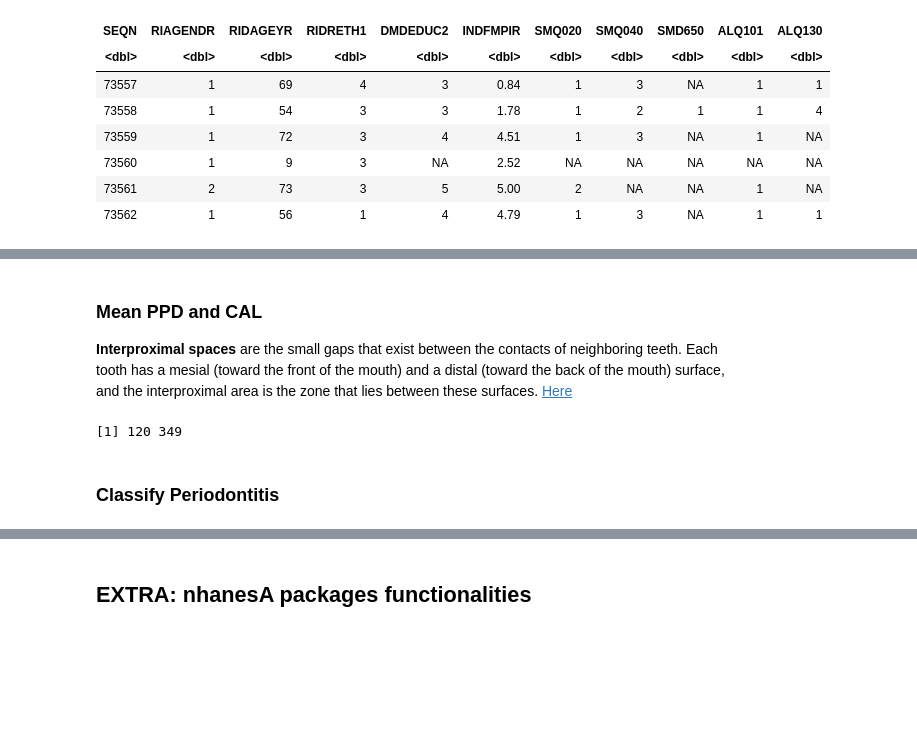
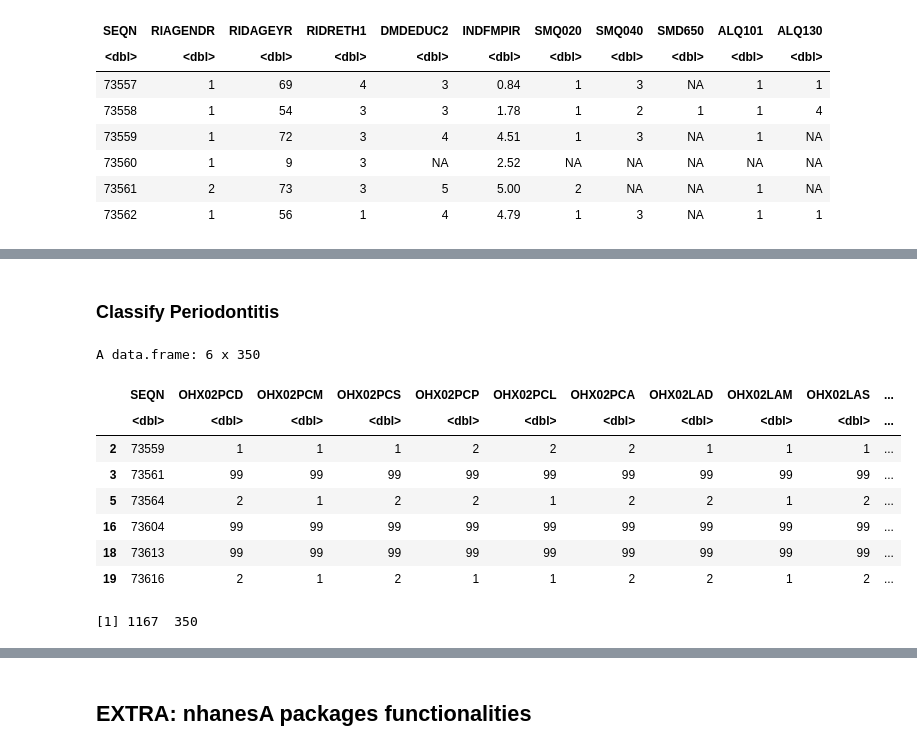
Before and after one commit to silvano315/Med-Physics, a Jupyter notebook: notebooks/NHANES_analysis.ipynb, the cells around one changed output, grey strips where cells are left out. Cells and saved outputs as stored; diff of their text form; code cells hidden in the pictures; blank space fills up the shorter version.

Commit message:
updated with fixed functions to evaluate periodontitis

```diff
--- a/notebooks/NHANES_analysis.ipynb
+++ b/notebooks/NHANES_analysis.ipynb
@@ -1405,18 +1423,0 @@ dim(df_13_14_age_60)
-# %% [markdown]
-### Mean PPD and CAL
-
-**Interproximal spaces** are the small gaps that exist between the contacts of neighboring teeth. Each tooth has a mesial (toward the front of the mouth) and a distal (toward the back of the mouth) surface, and the interproximal area is the zone that lies between these surfaces. [Here](https://www.drbestprice.com/lexicon/interproximal#:~:text=Anatomy%20of%20Interproximal%20Spaces,that%20lies%20between%20these%20surfaces.)
-# %%
-calculate_means <- function(df) {
-  ppd_cols <- grep("PC[DM]$", names(df), value = TRUE)  # Only interproximal sites (D and M)
-  cal_cols <- grep("LA[DM]$", names(df), value = TRUE)
-  relevant_cols <- c(ppd_cols, cal_cols)
-
-  df <- df %>% filter(if_all(all_of(relevant_cols), ~ . != 99))
-
-  # Calculate means per participant
-  df$mean_ppd <- rowMeans(df[ppd_cols], na.rm = TRUE)
-  df$mean_cal <- rowMeans(df[cal_cols], na.rm = TRUE)
-
-  return(df)
-}
@@ -1425,32 +1424,28 @@ df_13_14_age_60_with_means <- calculate_means(df_13_14_age_60)
-# %%
-dim(df_13_14_age_60_with_means)
-# %% [output]
-[1] 120 349
 # %% [markdown]
 ### Classify Periodontitis
 # %%
 classify_periodontitis <- function(df) {
   # Function to count sites on different teeth that meet a criterion
   count_sites_different_teeth <- function(tooth_sites, threshold, measurement_type) {
-
     teeth_with_sites <- list()
-
     for(tooth in unique(sub("(OHX\\d+).*", "\\1", names(tooth_sites)))) {
-        tooth_cols <- grep(paste0(tooth, measurement_type, "[DM]$"), names(tooth_sites), value = TRUE)
-        values <- as.numeric(tooth_sites[tooth_cols])
-
+      # Include all interproximal sites
+      # S = mesio-facial, D = distal, A = mesio-lingual, P = disto-lingual
+      tooth_cols <- grep(paste0(tooth, measurement_type, "[SDAP]$"),
+                        names(tooth_sites), value = TRUE)
+      values <- as.numeric(tooth_sites[tooth_cols])
+      valid_values <- values[values != 99 & !is.na(values)]
       # If at least one site exceeds the threshold, add to list
-      if(any(values >= threshold, na.rm = TRUE)) {
-            teeth_with_sites <- c(teeth_with_sites, tooth)
+      if(length(valid_values) > 0 && any(valid_values >= threshold)) {
+        teeth_with_sites <- c(teeth_with_sites, tooth)
       }
     }
-
     # Returns the number of different teeth with sites exceeding the threshold
     return(length(teeth_with_sites))
   }
 
-  ppd_cols <- grep("PC[DM]$", names(df), value = TRUE)
-  cal_cols <- grep("LA[DM]$", names(df), value = TRUE)
+  ppd_cols <- grep("PC[SDAP]$", names(df), value = TRUE)
+  cal_cols <- grep("LA[SDAP]$", names(df), value = TRUE)
 
   # Initializes the columns for classification
   df$severe <- FALSE
@@ -1486,3 +1481,21 @@ classify_periodontitis <- function(df) {
 
   return(df)
 }
+# %%
+df_classification <- classify_periodontitis(df_13_14_age_60)
+# %%
+head(df_classification)
+# %% [output]
+A data.frame: 6 x 350
+|  | SEQN | OHX02PCD | OHX02PCM | OHX02PCS | OHX02PCP | OHX02PCL | OHX02PCA | OHX02LAD | OHX02LAM | OHX02LAS | ... |
+|  | <dbl> | <dbl> | <dbl> | <dbl> | <dbl> | <dbl> | <dbl> | <dbl> | <dbl> | <dbl> | ... |
+| 2 | 73559 | 1 | 1 | 1 | 2 | 2 | 2 | 1 | 1 | 1 | ... |
+| 3 | 73561 | 99 | 99 | 99 | 99 | 99 | 99 | 99 | 99 | 99 | ... |
+| 5 | 73564 | 2 | 1 | 2 | 2 | 1 | 2 | 2 | 1 | 2 | ... |
+| 16 | 73604 | 99 | 99 | 99 | 99 | 99 | 99 | 99 | 99 | 99 | ... |
+| 18 | 73613 | 99 | 99 | 99 | 99 | 99 | 99 | 99 | 99 | 99 | ... |
+| 19 | 73616 | 2 | 1 | 2 | 1 | 1 | 2 | 2 | 1 | 2 | ... |
+# %%
+dim(df_classification)
+# %% [output]
+[1] 1167  350
```
Also changed, not shown: parts of 14 cells of this notebook.
